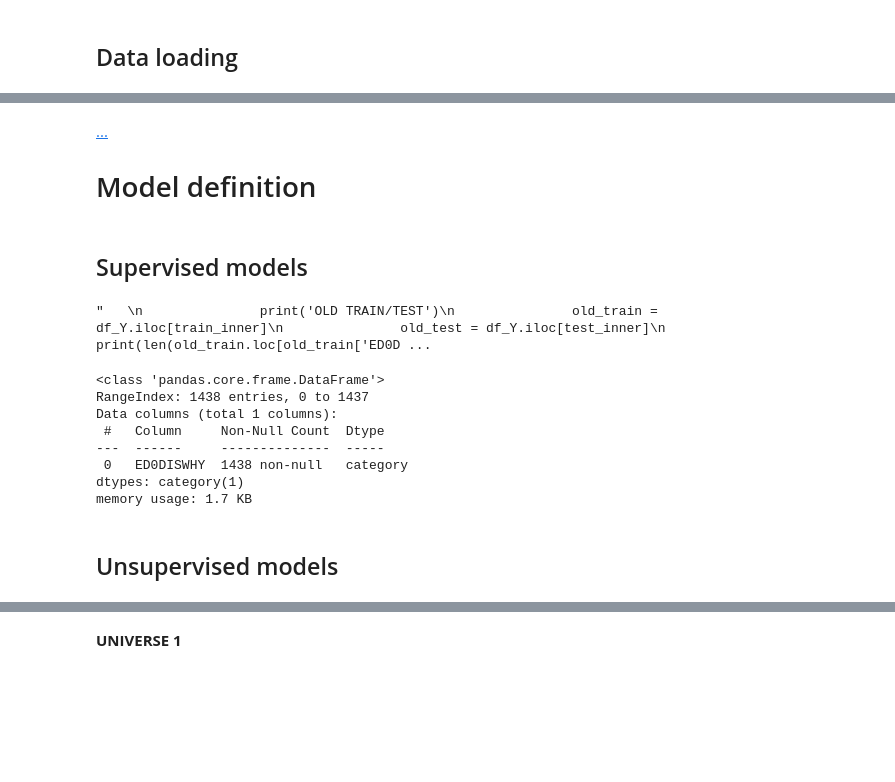
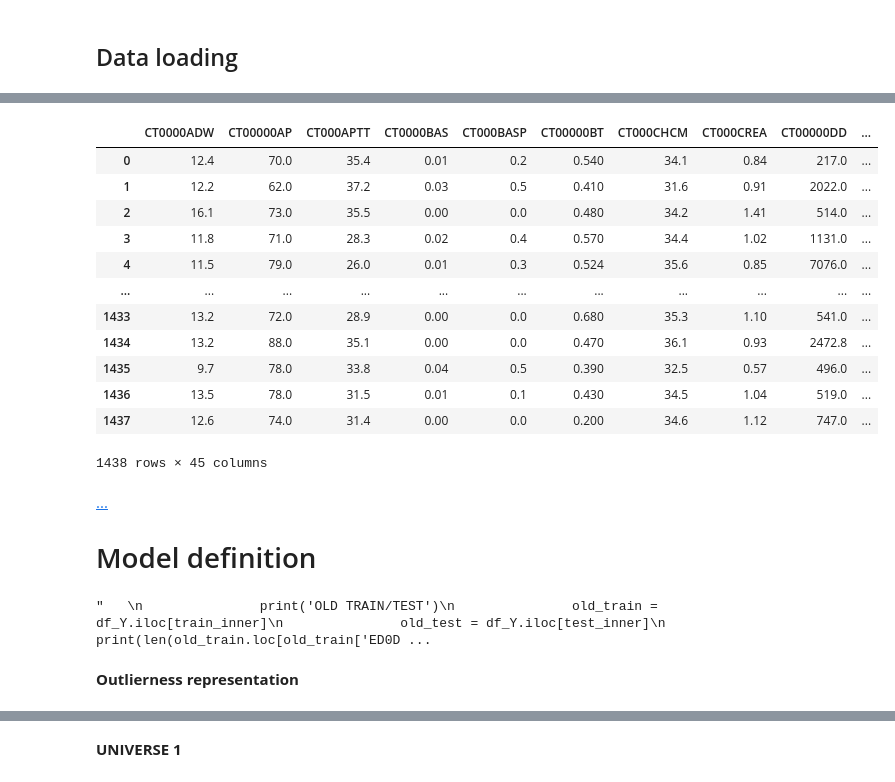
Before and after one commit to unaicarbajo/one-class-covid19, a Jupyter notebook: covid19_prognosis.ipynb, the cells around one changed output, grey strips where cells are left out. Drawn from its saved outputs; the diff is of its cells as text; code cells hidden in the pictures; blank space fills up the shorter version.

```diff
--- a/covid19_prognosis.ipynb
+++ b/covid19_prognosis.ipynb
@@ -470,9 +532,23 @@ plot_zero_relevance(X_collection[42][0], X_collection[42][0].columns[21:], 5,5,
+# %%
+x_full
+# %% [output]
+|  | CT0000ADW | CT00000AP | CT000APTT | CT0000BAS | CT000BASP | CT00000BT | CT000CHCM | CT000CREA | CT00000DD | ... |
+| 0 | 12.4 | 70.0 | 35.4 | 0.01 | 0.2 | 0.540 | 34.1 | 0.84 | 217.0 | ... |
+| 1 | 12.2 | 62.0 | 37.2 | 0.03 | 0.5 | 0.410 | 31.6 | 0.91 | 2022.0 | ... |
+| 2 | 16.1 | 73.0 | 35.5 | 0.00 | 0.0 | 0.480 | 34.2 | 1.41 | 514.0 | ... |
+| 3 | 11.8 | 71.0 | 28.3 | 0.02 | 0.4 | 0.570 | 34.4 | 1.02 | 1131.0 | ... |
+| 4 | 11.5 | 79.0 | 26.0 | 0.01 | 0.3 | 0.524 | 35.6 | 0.85 | 7076.0 | ... |
+| ... | ... | ... | ... | ... | ... | ... | ... | ... | ... | ... |
+| 1433 | 13.2 | 72.0 | 28.9 | 0.00 | 0.0 | 0.680 | 35.3 | 1.10 | 541.0 | ... |
+| 1434 | 13.2 | 88.0 | 35.1 | 0.00 | 0.0 | 0.470 | 36.1 | 0.93 | 2472.8 | ... |
+| 1435 | 9.7 | 78.0 | 33.8 | 0.04 | 0.5 | 0.390 | 32.5 | 0.57 | 496.0 | ... |
+| 1436 | 13.5 | 78.0 | 31.5 | 0.01 | 0.1 | 0.430 | 34.5 | 1.04 | 519.0 | ... |
+| 1437 | 12.6 | 74.0 | 31.4 | 0.00 | 0.0 | 0.200 | 34.6 | 1.12 | 747.0 | ... |
+1438 rows × 45 columns
 # %% [markdown]
 <a href='#index'>...</a>
 <a id='model_1'></a>
 # Model definition
-# %% [markdown]
-## Supervised models
 # %%
  # PRUEBA PRINT PROPORCIONES CLASE ANOMALY EN SUBSETS
  '''
@@ -492,19 +568,6 @@ plot_zero_relevance(X_collection[42][0], X_collection[42][0].columns[21:], 5,5,
 '''
 # %% [output]
 "   \n               print('OLD TRAIN/TEST')\n               old_train = df_Y.iloc[train_inner]\n               old_test = df_Y.iloc[test_inner]\n               print(len(old_train.loc[old_train['ED0D ...
-# %%
-df_oc42_Y_train.info()
-# %% [output]
-<class 'pandas.core.frame.DataFrame'>
-RangeIndex: 1438 entries, 0 to 1437
-Data columns (total 1 columns):
- #   Column     Non-Null Count  Dtype
----  ------     --------------  -----
- 0   ED0DISWHY  1438 non-null   category
-dtypes: category(1)
-memory usage: 1.7 KB
-# %% [markdown]
-## Unsupervised models
 # %%
 def oc_split(Y, train, test, normal):
     indexed_train = zip(np.arange(0,train.shape[0],1), train)
@@ -583 +644,3 @@ def nested_cv(X, Y, outer_folds, inner_folds, model, parameters, one_class=0, no
     return best_estimator
+# %% [markdown]
+**Outlierness representation**
```
Also changed, not shown: parts of 22 cells of this notebook, 1 other file.
